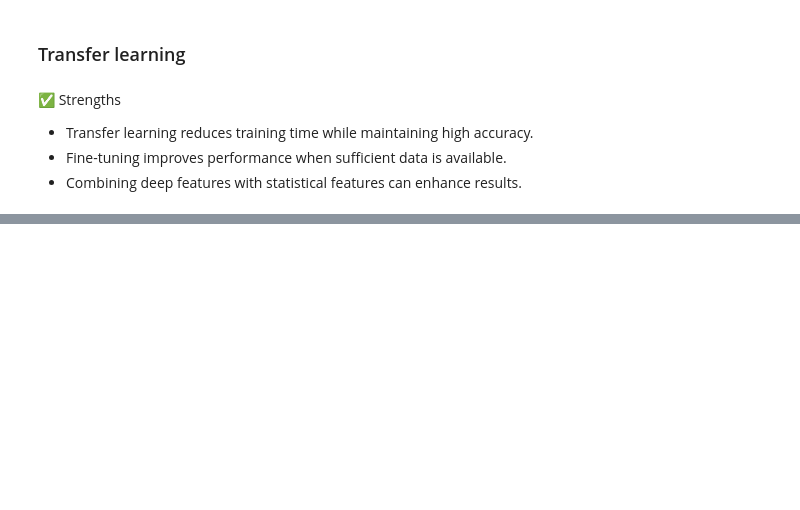
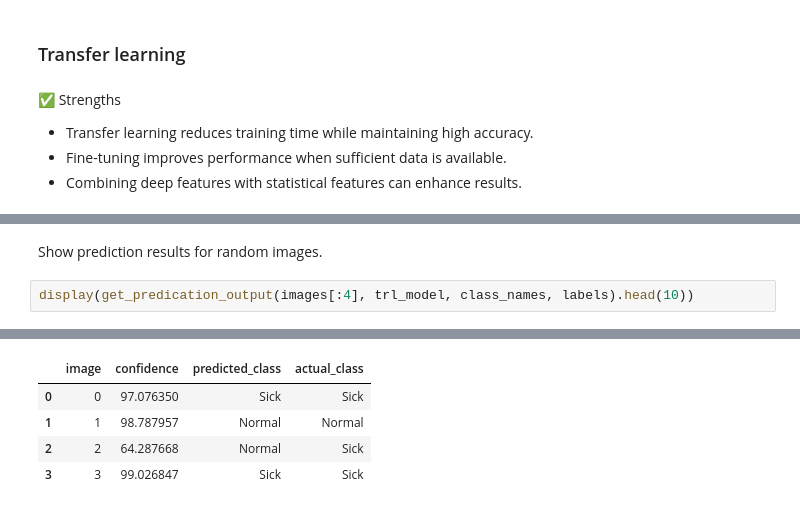
Before and after one commit to rehabaam/ds_covid19_project, a Jupyter notebook: notebooks/3.1_Supervised_Advanced_Models_full_image.ipynb, the cells around one changed output, grey strips where cells are left out. Saved outputs shown, nothing was run; the diff lists cells and outputs as text; blank space fills up the shorter version.

```diff
--- a/notebooks/3.1_Supervised_Advanced_Models_full_image.ipynb
+++ b/notebooks/3.1_Supervised_Advanced_Models_full_image.ipynb
@@ -186,0 +214,5 @@ Created version '1' of model 'tensorflow-Transfer Learning-binary'.
+# %% [markdown]
+Show prediction results for random images.
+# %%
+display(get_predication_output(images[:4], trl_model, class_names, labels).head(10))
+# %% [output]
@@ -186,0 +223,5 @@ Created version '1' of model 'tensorflow-Transfer Learning-binary'.
+|  | image | confidence | predicted_class | actual_class |
+| 0 | 0 | 97.076350 | Sick | Sick |
+| 1 | 1 | 98.787957 | Normal | Normal |
+| 2 | 2 | 64.287668 | Normal | Sick |
+| 3 | 3 | 99.026847 | Sick | Sick |
```
Also changed, not shown: parts of 16 cells of this notebook, 7 other files.
